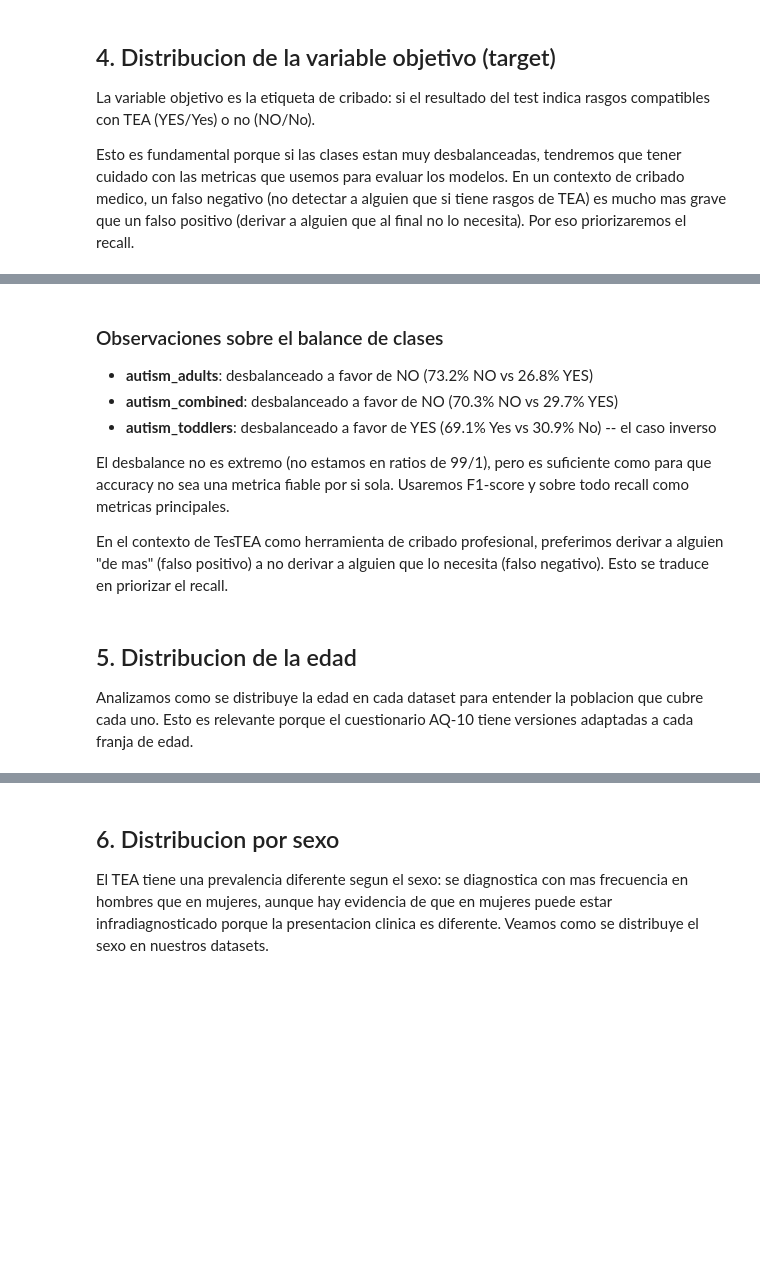
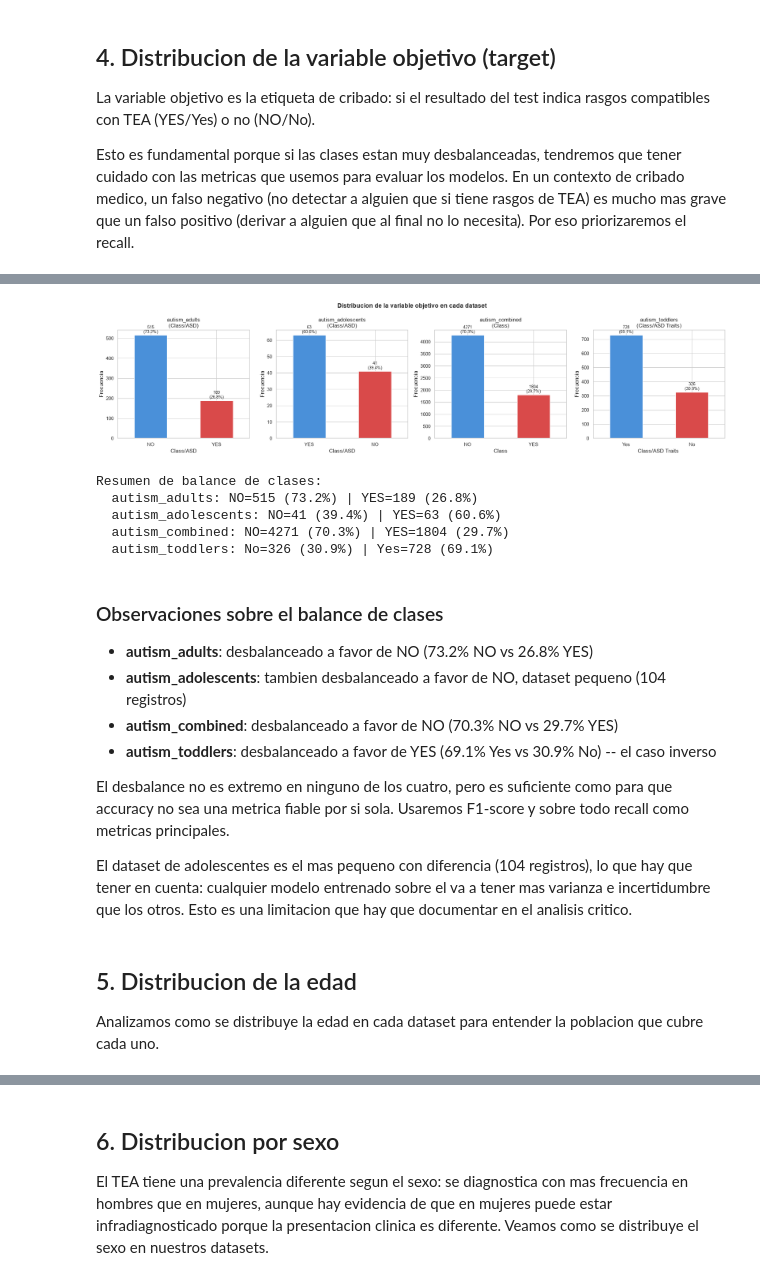
Before and after one commit to adrianaarang/tesTEA, a Jupyter notebook: notebooks/01_eda.ipynb, the cells around one changed output, grey strips where cells are left out. Cells and saved outputs as stored; diff of their text form; code cells hidden in the pictures; blank space fills up the shorter version.

```diff
--- a/notebooks/01_eda.ipynb
+++ b/notebooks/01_eda.ipynb
@@ -331,20 +345,59 @@ Resumen de balance de clases:
+# %%
+fig, axes = plt.subplots(1, 4, figsize=(20, 5))
+
+target_config = [
+    (autism_adults, "Class/ASD", "autism_adults", axes[0]),
+    (autism_adolescents, "Class/ASD", "autism_adolescents", axes[1]),
+    (autism_combined, "Class", "autism_combined", axes[2]),
+    (autism_toddlers, "Class/ASD Traits ", "autism_toddlers", axes[3]),
+]
+
+for data, target_col, nombre, ax in target_config:
+    counts = data[target_col].value_counts()
+    counts.plot(kind="bar", ax=ax, color=["#4a90d9", "#d94a4a"])
+    ax.set_title(f"{nombre}\n({target_col.strip()})")
+    ax.set_ylabel("Frecuencia")
+    ax.tick_params(axis="x", rotation=0)
+    for i, v in enumerate(counts):
+        ax.text(i, v + max(counts)*0.02, f"{v}\n({v/len(data)*100:.1f}%)", ha="center", fontsize=9)
+
+plt.suptitle("Distribucion de la variable objetivo en cada dataset", fontsize=14, fontweight="bold")
+plt.tight_layout()
+plt.savefig("../docs/assets/img/distribucion_target.png", dpi=150, bbox_inches="tight")
+plt.show()
+
+# Resumen numerico
+print("Resumen de balance de clases:")
+for data, target_col, nombre, _ in target_config:
+    counts = data[target_col].value_counts()
+    no_key = [k for k in counts.index if k.strip().upper() == "NO"][0]
+    yes_key = [k for k in counts.index if k.strip().upper() == "YES"][0]
+    print(f"  {nombre}: {no_key}={counts[no_key]} ({counts[no_key]/len(data)*100:.1f}%) | {yes_key}={counts[yes_key]} ({counts[yes_key]/len(data)*100:.1f}%)")
+# %% [output]
+[figure, added]
+Resumen de balance de clases:
+  autism_adults: NO=515 (73.2%) | YES=189 (26.8%)
+  autism_adolescents: NO=41 (39.4%) | YES=63 (60.6%)
+  autism_combined: NO=4271 (70.3%) | YES=1804 (29.7%)
+  autism_toddlers: No=326 (30.9%) | Yes=728 (69.1%)
 # %% [markdown]
 ### Observaciones sobre el balance de clases
 
 - **autism_adults**: desbalanceado a favor de NO (73.2% NO vs 26.8% YES)
+- **autism_adolescents**: tambien desbalanceado a favor de NO, dataset pequeno (104 registros)
 - **autism_combined**: desbalanceado a favor de NO (70.3% NO vs 29.7% YES)
 - **autism_toddlers**: desbalanceado a favor de YES (69.1% Yes vs 30.9% No) -- el caso inverso
 
-El desbalance no es extremo (no estamos en ratios de 99/1), pero es suficiente
-como para que accuracy no sea una metrica fiable por si sola. Usaremos F1-score
-y sobre todo recall como metricas principales.
+El desbalance no es extremo en ninguno de los cuatro, pero es suficiente como
+para que accuracy no sea una metrica fiable por si sola. Usaremos F1-score y
+sobre todo recall como metricas principales.
 
-En el contexto de TesTEA como herramienta de cribado profesional, preferimos
-derivar a alguien "de mas" (falso positivo) a no derivar a alguien que lo
-necesita (falso negativo). Esto se traduce en priorizar el recall.
+El dataset de adolescentes es el mas pequeno con diferencia (104 registros),
+lo que hay que tener en cuenta: cualquier modelo entrenado sobre el va a tener
+mas varianza e incertidumbre que los otros. Esto es una limitacion que hay que
+documentar en el analisis critico.
 # %% [markdown]
 ## 5. Distribucion de la edad
 
 Analizamos como se distribuye la edad en cada dataset para entender la
-poblacion que cubre cada uno. Esto es relevante porque el cuestionario AQ-10
-tiene versiones adaptadas a cada franja de edad.
+poblacion que cubre cada uno.
```
Also changed, not shown: parts of 43 cells of this notebook, 8 other files.
